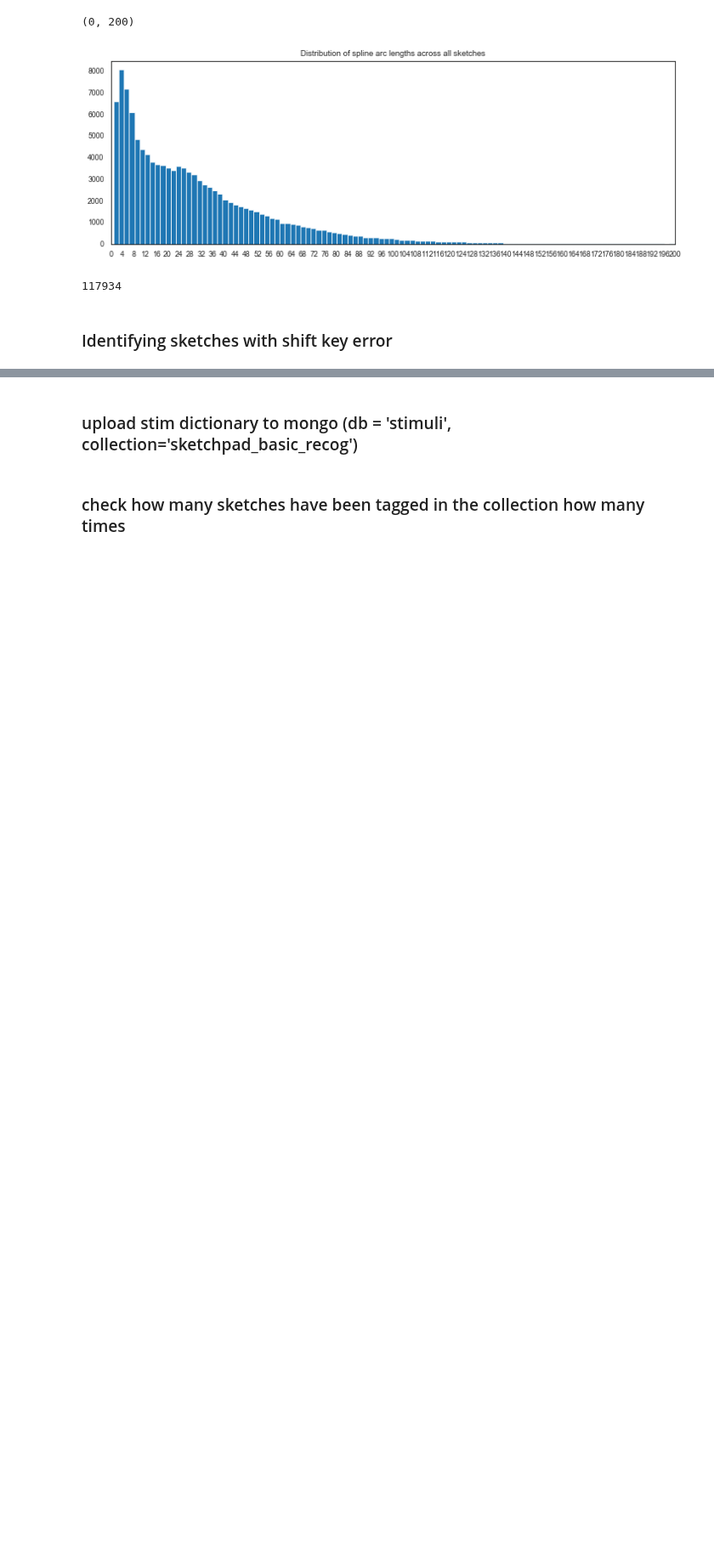
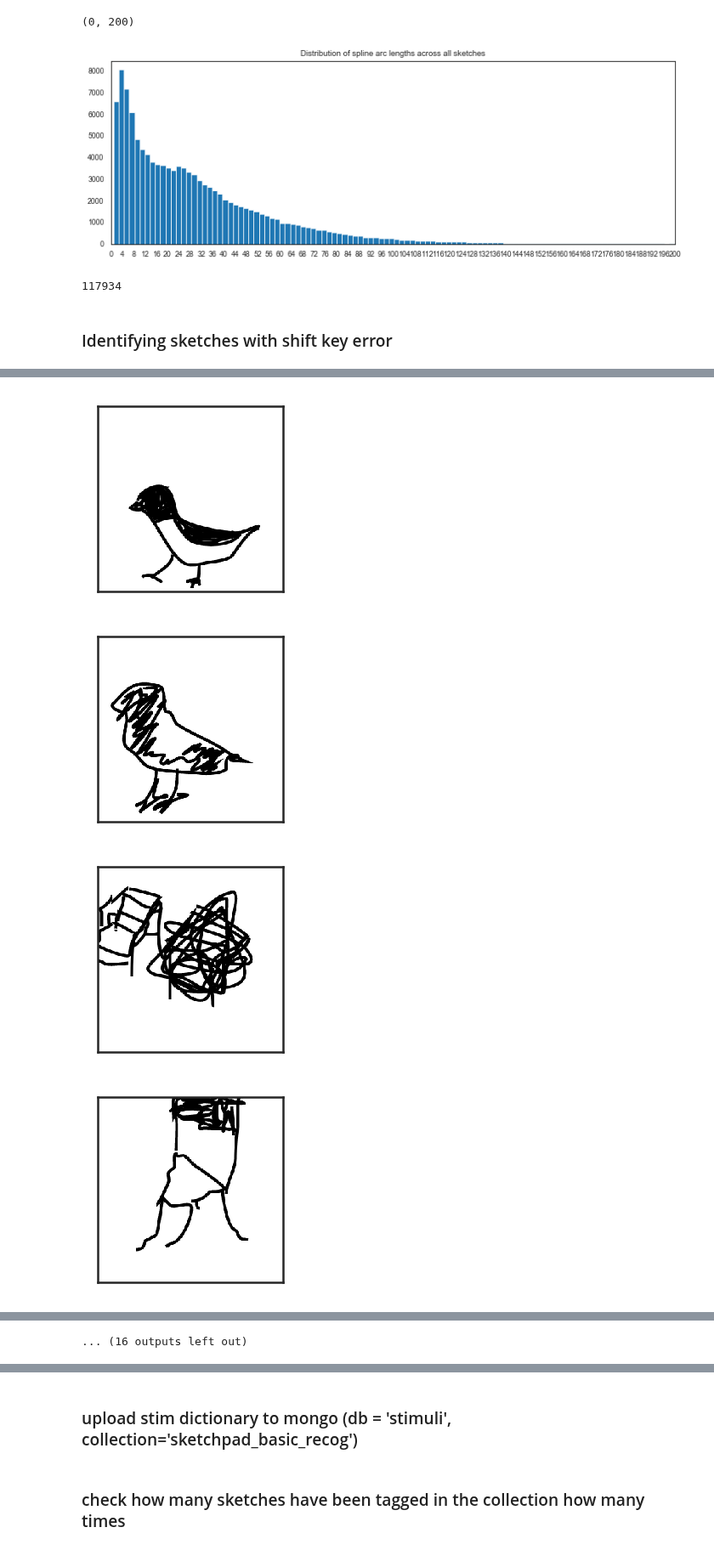
Before and after one commit to cogtoolslab/semantic_parts, a Jupyter notebook: analysis/kushinm/preprocess_sketches_for_annotation_and_add_to_mongo.ipynb, the cells around one changed output, grey strips where cells are left out. Shown at 85% size. Cells and saved outputs as stored; diff of their text form; code cells hidden in the pictures; blank space fills up the shorter version.

```diff
--- a/analysis/kushinm/preprocess_sketches_for_annotation_and_add_to_mongo.ipynb
+++ b/analysis/kushinm/preprocess_sketches_for_annotation_and_add_to_mongo.ipynb
@@ -380,5 +382,0 @@ num_short_splines = pd.Series(num_short_splines)
-# %%
-#creating a troubleshooting dataframe to look at which sketches may be problematic
-
-ts_df = meta
-ts_df = ts_df.assign(short_splines=num_short_splines)
@@ -405,0 +405,25 @@ ts_df[ts_df['short_splines']>100]
+# %%
+###save out pngs of problem sketches
+
+potentials_df=ts_df[ts_df['numSplines']>100]
+troubleshoot_dir= os.path.join(os.getcwd(),'troubleshoot')
+if not os.path.exists(troubleshoot_dir):
+    os.makedirs(troubleshoot_dir)
+
+for index, sketch in potentials_df.iterrows():
+    imgdata = base64.b64decode(sketch['png'])
+    filename = '{}_{}_{}'.format(sketch['numSplines'],sketch['target'], sketch['gameID'])
+    with open(filename, 'wb') as f:
+        f.write(imgdata)
+    im = Image.open(filename)
+    plt.figure()
+    imshow(im)
+    plt.xticks([])
+    plt.yticks([])
+    plt.savefig(os.path.join(troubleshoot_dir,filename),edgecolor='w',bbox_inches='tight')
+    im.close()
+# %% [output]
+[figure, added]
+[figure, added]
+[figure, added]
+[figure, added]
@@ -405,0 +438 @@ ts_df[ts_df['short_splines']>100]
+... (16 outputs left out)
```
Also changed, not shown: parts of 10 cells of this notebook.
